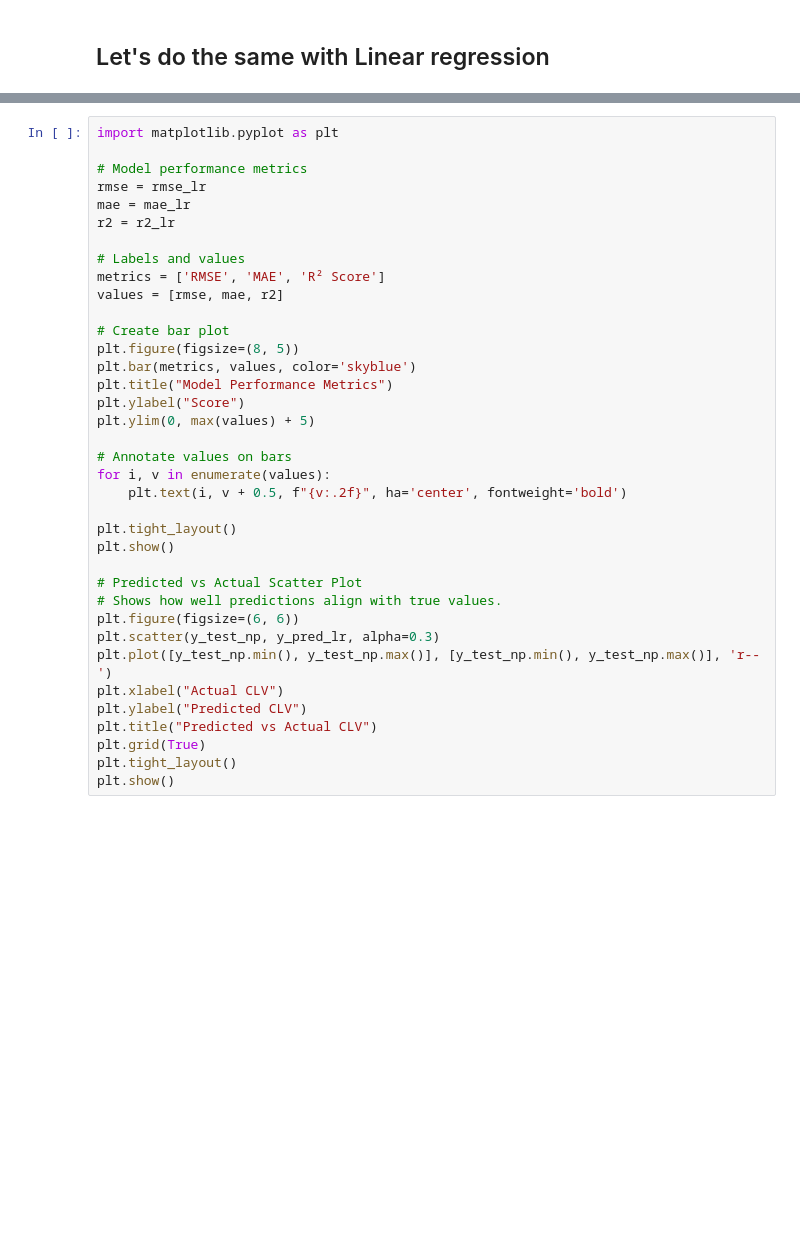
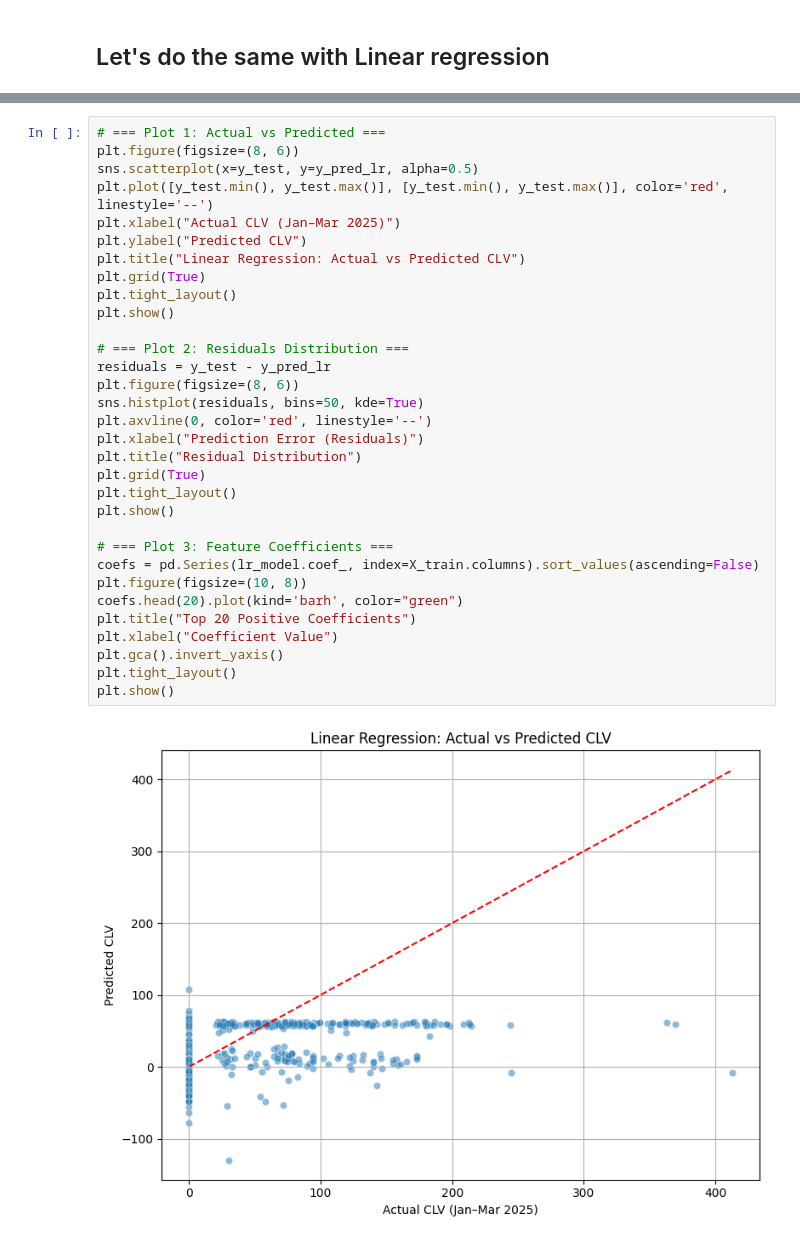
Before and after one commit to GitThemAll/MoodiesData, a Jupyter notebook: notebooks/CLV_Model_Training_Notebook_v2.ipynb, the cells around one changed output, grey strips where cells are left out. Cells and saved outputs as stored; diff of their text form; blank space fills up the shorter version.

```diff
--- a/notebooks/CLV_Model_Training_Notebook_v2.ipynb
+++ b/notebooks/CLV_Model_Training_Notebook_v2.ipynb
@@ -717,37 +613,34 @@ print("R² Score:", r2_lr)
 # %%
-import matplotlib.pyplot as plt
-
-# Model performance metrics
-rmse = rmse_lr
-mae = mae_lr
-r2 = r2_lr
-
-# Labels and values
-metrics = ['RMSE', 'MAE', 'R² Score']
-values = [rmse, mae, r2]
-
-# Create bar plot
-plt.figure(figsize=(8, 5))
-plt.bar(metrics, values, color='skyblue')
-plt.title("Model Performance Metrics")
-plt.ylabel("Score")
-plt.ylim(0, max(values) + 5)
-
-# Annotate values on bars
-for i, v in enumerate(values):
-    plt.text(i, v + 0.5, f"{v:.2f}", ha='center', fontweight='bold')
-
+# === Plot 1: Actual vs Predicted ===
+plt.figure(figsize=(8, 6))
+sns.scatterplot(x=y_test, y=y_pred_lr, alpha=0.5)
+plt.plot([y_test.min(), y_test.max()], [y_test.min(), y_test.max()], color='red', linestyle='--')
+plt.xlabel("Actual CLV (Jan–Mar 2025)")
+plt.ylabel("Predicted CLV")
+plt.title("Linear Regression: Actual vs Predicted CLV")
+plt.grid(True)
 plt.tight_layout()
 plt.show()
 
-# Predicted vs Actual Scatter Plot
-# Shows how well predictions align with true values.
-plt.figure(figsize=(6, 6))
-plt.scatter(y_test_np, y_pred_lr, alpha=0.3)
-plt.plot([y_test_np.min(), y_test_np.max()], [y_test_np.min(), y_test_np.max()], 'r--')
-plt.xlabel("Actual CLV")
-plt.ylabel("Predicted CLV")
-plt.title("Predicted vs Actual CLV")
+# === Plot 2: Residuals Distribution ===
+residuals = y_test - y_pred_lr
+plt.figure(figsize=(8, 6))
+sns.histplot(residuals, bins=50, kde=True)
+plt.axvline(0, color='red', linestyle='--')
+plt.xlabel("Prediction Error (Residuals)")
+plt.title("Residual Distribution")
 plt.grid(True)
 plt.tight_layout()
 plt.show()
+
+# === Plot 3: Feature Coefficients ===
+coefs = pd.Series(lr_model.coef_, index=X_train.columns).sort_values(ascending=False)
+plt.figure(figsize=(10, 8))
+coefs.head(20).plot(kind='barh', color="green")
+plt.title("Top 20 Positive Coefficients")
+plt.xlabel("Coefficient Value")
+plt.gca().invert_yaxis()
+plt.tight_layout()
+plt.show()
+# %% [output]
+[figure, added]
```
Also changed, not shown: parts of 44 cells of this notebook.
